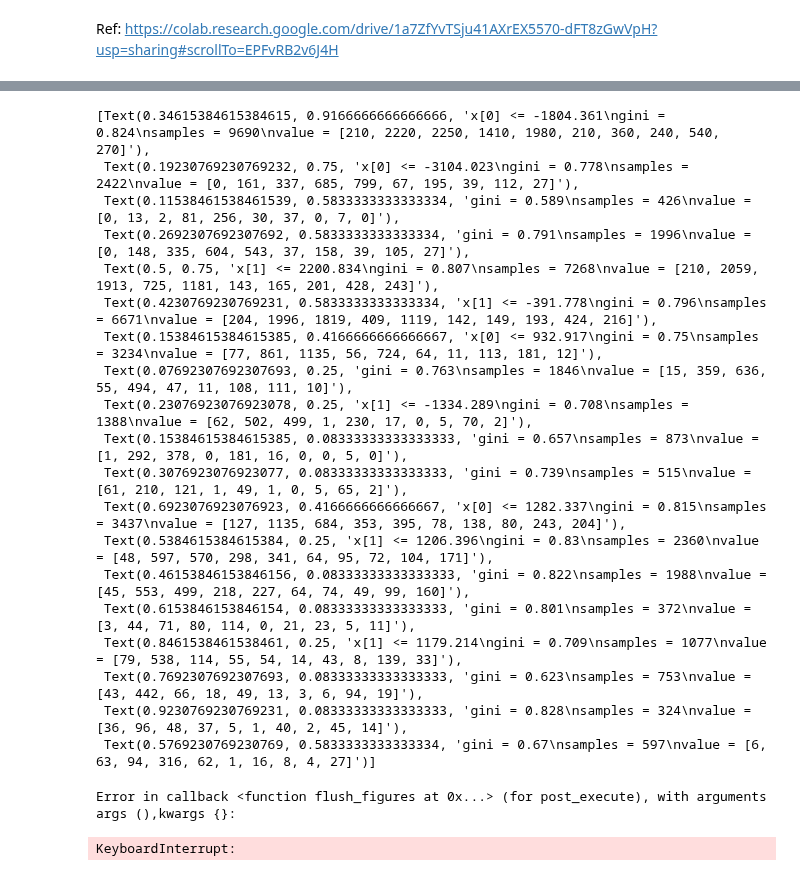
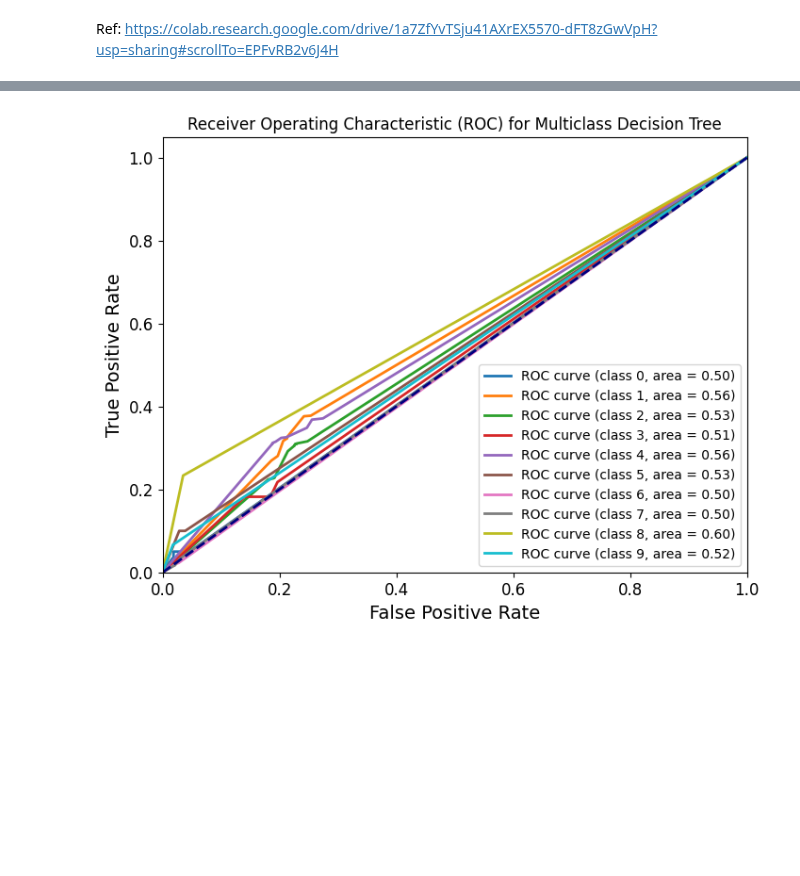
Before and after one commit to farheenfab/DMML-GroupProject, a Jupyter notebook: CW/CW - Part 3.ipynb, the cells around one changed output, grey strips where cells are left out. Saved outputs shown, nothing was run; the diff lists cells and outputs as text; code cells hidden in the pictures; blank space fills up the shorter version.

```diff
--- a/CW/CW - Part 3.ipynb
+++ b/CW/CW - Part 3.ipynb
@@ -158,7 +189,9 @@ calculate_metrics_and_mean(x_test, y_test, y_pred, dt)
 Ref: https://colab.research.google.com/drive/1a7ZfYvTSju41AXrEX5570-dFT8zGwVpH?usp=sharing#scrollTo=EPFvRB2v6J4H
 # %%
 from sklearn.decomposition import PCA
-pca = PCA(n_components=2)
+from sklearn.preprocessing import MinMaxScaler
+pca = PCA(n_components=1000)
+
 x_test_pca = pca.fit_transform(x_test)
 x_train_pca = pca.fit_transform(x_train)
 # %%
@@ -189,25 +208,7 @@ calculate_metrics_and_mean(x_test_pca, y_test, y_pred, dt)
 # %%
-plt.figure(figsize=(20, 8))
-plot_tree(dt_pca)
+# plt.figure(figsize=(20, 8))
+# plot_tree(dt_pca)
-# %% [output]
-[Text(0.34615384615384615, 0.9166666666666666, 'x[0] <= -1804.361\ngini = 0.824\nsamples = 9690\nvalue = [210, 2220, 2250, 1410, 1980, 210, 360, 240, 540, 270]'),
- Text(0.19230769230769232, 0.75, 'x[0] <= -3104.023\ngini = 0.778\nsamples = 2422\nvalue = [0, 161, 337, 685, 799, 67, 195, 39, 112, 27]'),
- Text(0.11538461538461539, 0.5833333333333334, 'gini = 0.589\nsamples = 426\nvalue = [0, 13, 2, 81, 256, 30, 37, 0, 7, 0]'),
- Text(0.2692307692307692, 0.5833333333333334, 'gini = 0.791\nsamples = 1996\nvalue = [0, 148, 335, 604, 543, 37, 158, 39, 105, 27]'),
- Text(0.5, 0.75, 'x[1] <= 2200.834\ngini = 0.807\nsamples = 7268\nvalue = [210, 2059, 1913, 725, 1181, 143, 165, 201, 428, 243]'),
- Text(0.4230769230769231, 0.5833333333333334, 'x[1] <= -391.778\ngini = 0.796\nsamples = 6671\nvalue = [204, 1996, 1819, 409, 1119, 142, 149, 193, 424, 216]'),
- Text(0.15384615384615385, 0.4166666666666667, 'x[0] <= 932.917\ngini = 0.75\nsamples = 3234\nvalue = [77, 861, 1135, 56, 724, 64, 11, 113, 181, 12]'),
- Text(0.07692307692307693, 0.25, 'gini = 0.763\nsamples = 1846\nvalue = [15, 359, 636, 55, 494, 47, 11, 108, 111, 10]'),
- Text(0.23076923076923078, 0.25, 'x[1] <= -1334.289\ngini = 0.708\nsamples = 1388\nvalue = [62, 502, 499, 1, 230, 17, 0, 5, 70, 2]'),
- Text(0.15384615384615385, 0.08333333333333333, 'gini = 0.657\nsamples = 873\nvalue = [1, 292, 378, 0, 181, 16, 0, 0, 5, 0]'),
- Text(0.3076923076923077, 0.08333333333333333, 'gini = 0.739\nsamples = 515\nvalue = [61, 210, 121, 1, 49, 1, 0, 5, 65, 2]'),
- Text(0.6923076923076923, 0.4166666666666667, 'x[0] <= 1282.337\ngini = 0.815\nsamples = 3437\nvalue = [127, 1135, 684, 353, 395, 78, 138, 80, 243, 204]'),
- Text(0.5384615384615384, 0.25, 'x[1] <= 1206.396\ngini = 0.83\nsamples = 2360\nvalue = [48, 597, 570, 298, 341, 64, 95, 72, 104, 171]'),
- Text(0.46153846153846156, 0.08333333333333333, 'gini = 0.822\nsamples = 1988\nvalue = [45, 553, 499, 218, 227, 64, 74, 49, 99, 160]'),
- Text(0.6153846153846154, 0.08333333333333333, 'gini = 0.801\nsamples = 372\nvalue = [3, 44, 71, 80, 114, 0, 21, 23, 5, 11]'),
- Text(0.8461538461538461, 0.25, 'x[1] <= 1179.214\ngini = 0.709\nsamples = 1077\nvalue = [79, 538, 114, 55, 54, 14, 43, 8, 139, 33]'),
- Text(0.7692307692307693, 0.08333333333333333, 'gini = 0.623\nsamples = 753\nvalue = [43, 442, 66, 18, 49, 13, 3, 6, 94, 19]'),
- Text(0.9230769230769231, 0.08333333333333333, 'gini = 0.828\nsamples = 324\nvalue = [36, 96, 48, 37, 5, 1, 40, 2, 45, 14]'),
- Text(0.5769230769230769, 0.5833333333333334, 'gini = 0.67\nsamples = 597\nvalue = [6, 63, 94, 316, 62, 1, 16, 8, 4, 27]')]
-Error in callback <function flush_figures at 0x...> (for post_execute), with arguments args (),kwargs {}:
-KeyboardInterrupt:
+# %%
+plot_multiclass_roc_curve (dt_pca, x_test_pca, y_test)
+# %% [output]
+[figure, added]
```
Also changed, not shown: parts of 5 cells of this notebook.
